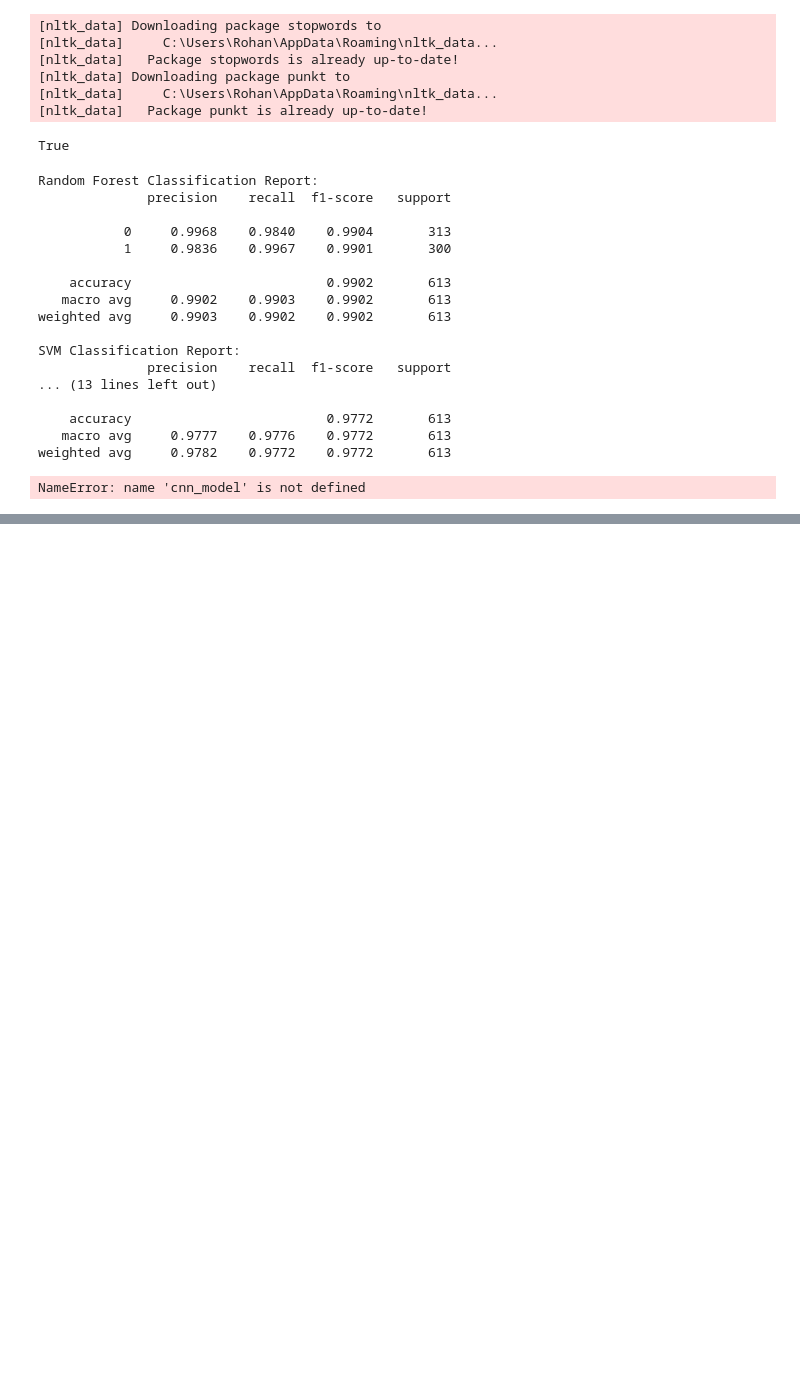
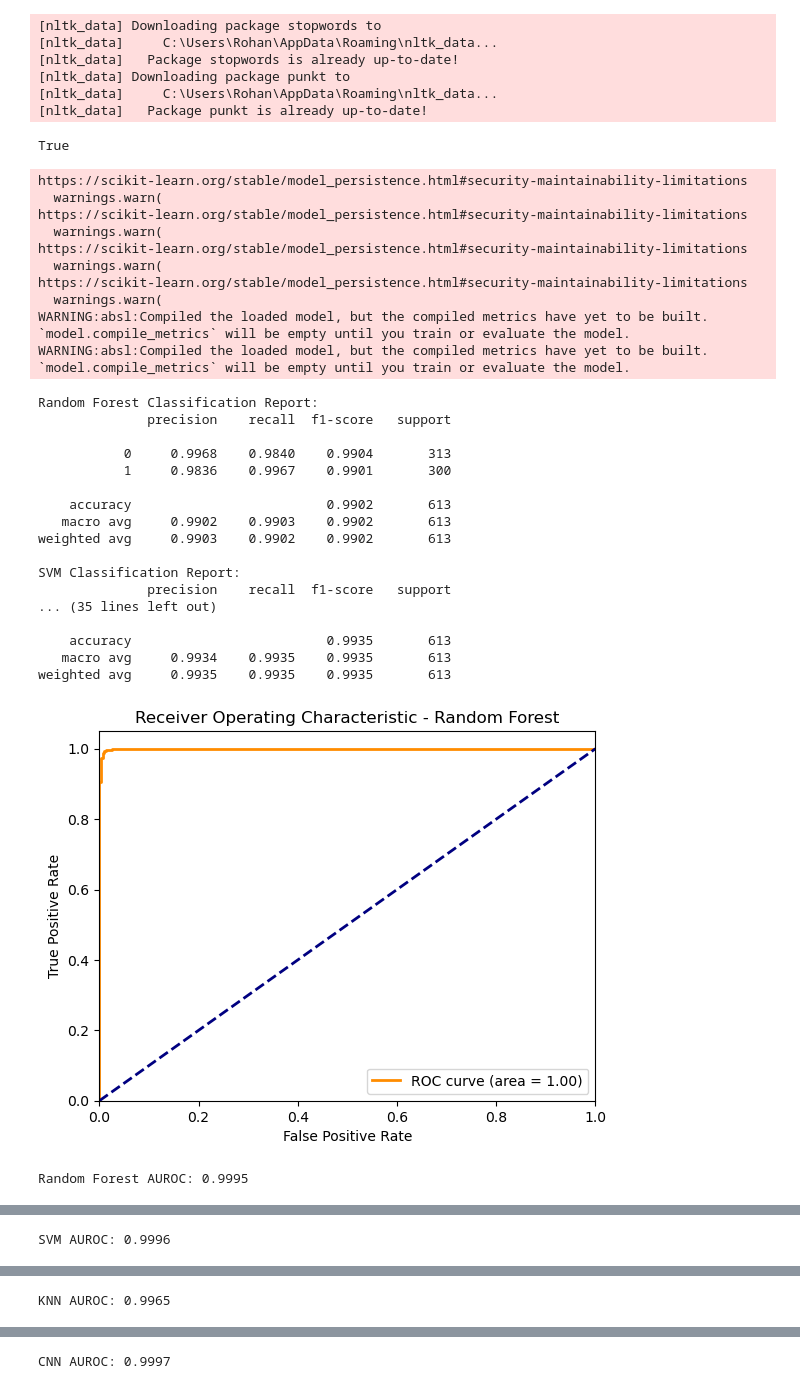
Before and after one commit to rohansood98/Phishing-Email-detection, a Jupyter notebook: Classification_results.ipynb, the cells around one changed output, grey strips where cells are left out. Saved outputs shown, nothing was run; the diff lists cells and outputs as text; code cells hidden in the pictures; blank space fills up the shorter version.

Commit message:
CNN and LSTM added

```diff
--- a/Classification_results.ipynb
+++ b/Classification_results.ipynb
@@ -86,9 +86,9 @@ with open('models/svm_pipeline.pkl', 'rb') as f:
 with open('models/knn_pipeline.pkl', 'rb') as f:
     knn_model = pickle.load(f)
 
-# # Load deep learning models
-# cnn_model = load_model('models/best_cnn_model.h5')
-# lstm_model = load_model('models/best_lstm_model.h5')
+# Load deep learning models
+cnn_model = load_model('models/best_cnn_model.h5')
+lstm_model = load_model('models/best_lstm_model.h5')
 
 
 # Predict and print classification report and ROC curve for Random Forest
@@ -118,48 +118,59 @@ print(classification_report(y_test, cnn_pred, digits=4))
 
 # Predict and print classification report and ROC curve for LSTM
 lstm_pred_prob = lstm_model.predict(X_test_pad)
 lstm_pred = (lstm_pred_prob > 0.5).astype("int32")
 print("LSTM Classification Report:")
 print(classification_report(y_test, lstm_pred, digits=4))
 
 # Plot ROC curves
 def plot_roc_curve(y_true, y_pred_prob, model_name):
     fpr, tpr, _ = roc_curve(y_true, y_pred_prob)
     roc_auc = auc(fpr, tpr)
     plt.figure()
     plt.plot(fpr, tpr, color='darkorange', lw=2, label=f'ROC curve (area = {roc_auc:.2f})')
     plt.plot([0, 1], [0, 1], color='navy', lw=2, linestyle='--')
     plt.xlim([0.0, 1.0])
     plt.ylim([0.0, 1.05])
     plt.xlabel('False Positive Rate')
     plt.ylabel('True Positive Rate')
     plt.title(f'Receiver Operating Characteristic - {model_name}')
     plt.legend(loc="lower right")
     plt.show()
     print(f'{model_name} AUROC: {roc_auc:.4f}')
 
 # Plot ROC curves for all models
 plot_roc_curve(y_test, rf_pred_prob, 'Random Forest')
 plot_roc_curve(y_test, svm_pred_prob, 'SVM')
 plot_roc_curve(y_test, knn_pred_prob, 'KNN')
 plot_roc_curve(y_test, cnn_pred_prob, 'CNN')
 plot_roc_curve(y_test, lstm_pred_prob, 'LSTM')
 # %% [output]
-Random Forest Classification Report:
-              precision    recall  f1-score   support
-
-           0     0.9968    0.9840    0.9904       313
-           1     0.9836    0.9967    0.9901       300
-
-    accuracy                         0.9902       613
-   macro avg     0.9902    0.9903    0.9902       613
-weighted avg     0.9903    0.9902    0.9902       613
-
-SVM Classification Report:
-              precision    recall  f1-score   support
-... (13 lines left out)
-
-    accuracy                         0.9772       613
-   macro avg     0.9777    0.9776    0.9772       613
-weighted avg     0.9782    0.9772    0.9772       613
+https://scikit-learn.org/stable/model_persistence.html#security-maintainability-limitations
+  warnings.warn(
+https://scikit-learn.org/stable/model_persistence.html#security-maintainability-limitations
+  warnings.warn(
+https://scikit-learn.org/stable/model_persistence.html#security-maintainability-limitations
+  warnings.warn(
+https://scikit-learn.org/stable/model_persistence.html#security-maintainability-limitations
+  warnings.warn(
+WARNING:absl:Compiled the loaded model, but the compiled metrics have yet to be built. `model.compile_metrics` will be empty until you train or evaluate the model.
+WARNING:absl:Compiled the loaded model, but the compiled metrics have yet to be built. `model.compile_metrics` will be empty until you train or evaluate the model.
-NameError: name 'cnn_model' is not defined
+Random Forest Classification Report:
+              precision    recall  f1-score   support
+
+           0     0.9968    0.9840    0.9904       313
+           1     0.9836    0.9967    0.9901       300
+
+    accuracy                         0.9902       613
+   macro avg     0.9902    0.9903    0.9902       613
+weighted avg     0.9903    0.9902    0.9902       613
+
+SVM Classification Report:
+              precision    recall  f1-score   support
+... (35 lines left out)
+
+    accuracy                         0.9935       613
+   macro avg     0.9934    0.9935    0.9935       613
+weighted avg     0.9935    0.9935    0.9935       613
+[figure, added]
+Random Forest AUROC: 0.9995
@@ -165,0 +178 @@ NameError: name 'cnn_model' is not defined
+SVM AUROC: 0.9996
@@ -165,0 +180 @@ NameError: name 'cnn_model' is not defined
+KNN AUROC: 0.9965
@@ -165,0 +182 @@ NameError: name 'cnn_model' is not defined
+CNN AUROC: 0.9997
```
Also changed, not shown: parts of 1 cell of this notebook, 7 other files.
